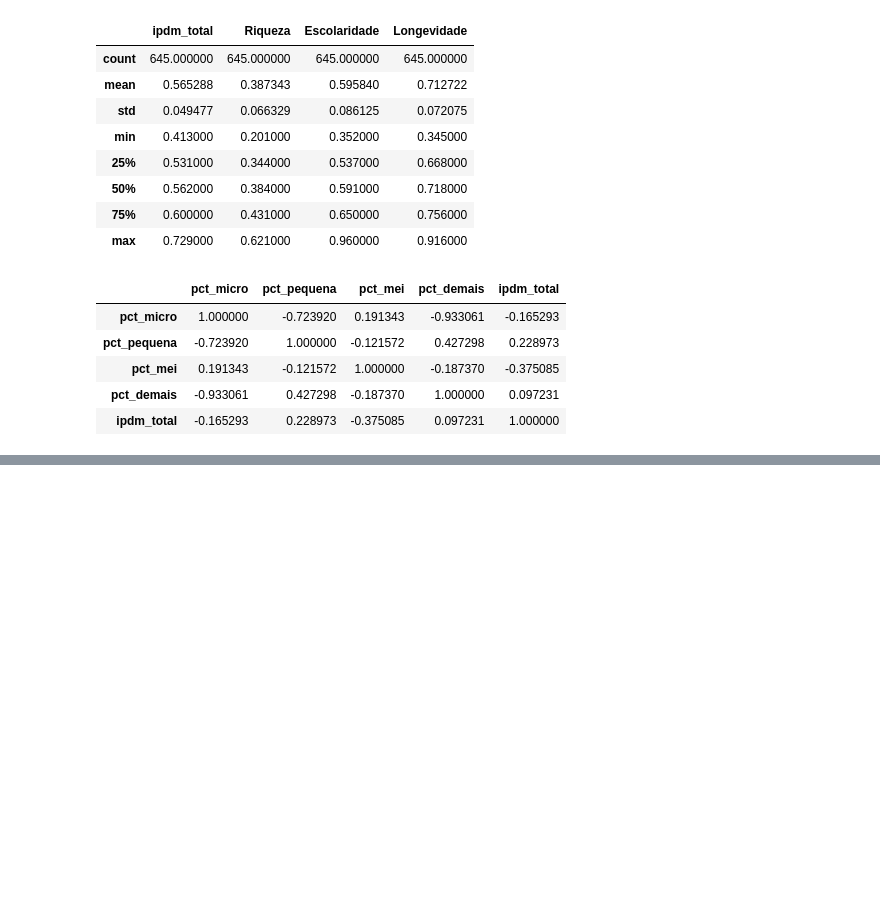
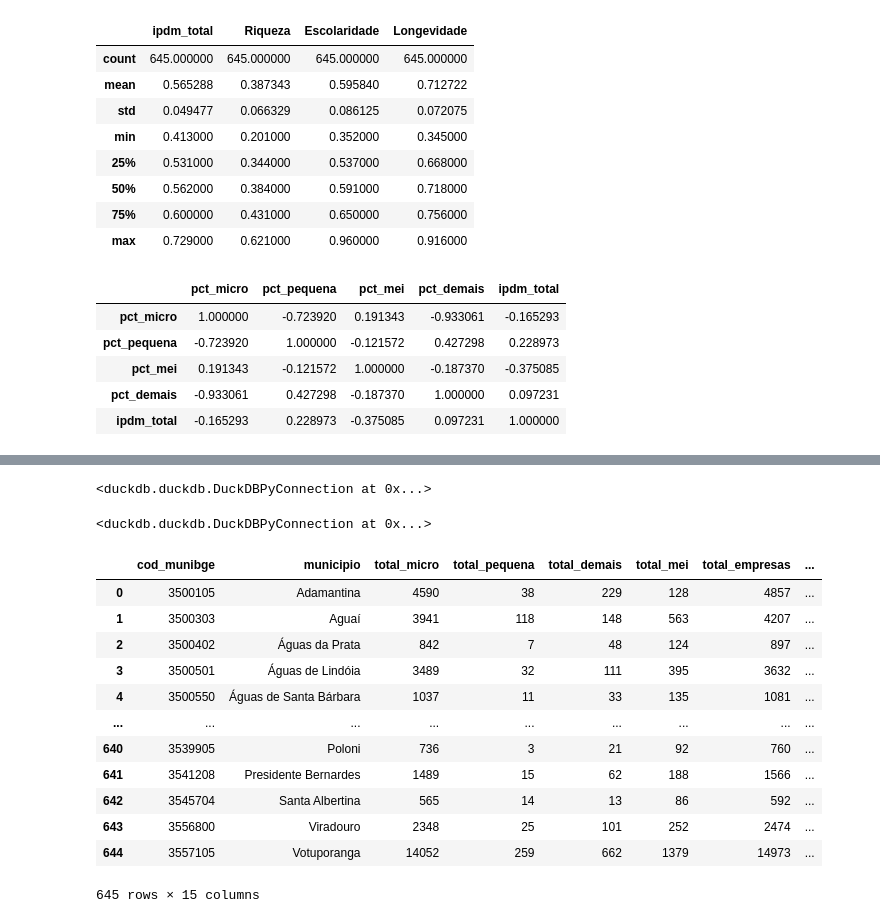
Before and after one commit to st-ricardof/empresas-em-sp, a Jupyter notebook: notebooks/01_exploracao.ipynb, the cells around one changed output, grey strips where cells are left out. Saved outputs shown, nothing was run; the diff lists cells and outputs as text; code cells hidden in the pictures; blank space fills up the shorter version.

```diff
--- a/notebooks/01_exploracao.ipynb
+++ b/notebooks/01_exploracao.ipynb
@@ -485,0 +559,4 @@ df_final[['pct_micro', 'pct_pequena' , 'pct_mei', 'pct_demais', 'total_empresas_
+# %%
+import duckdb
+
+con = duckdb.connect("../data/processed/empresas_sp.duckdb")
@@ -485,0 +581,65 @@ df_final[['pct_micro', 'pct_pequena' , 'pct_mei', 'pct_demais', 'total_empresas_
+# %%
+con.execute("""
+CREATE OR REPLACE TABLE ipdm_municipio AS
+SELECT
+    cod_ibge AS cod_munibge,
+    Municipio AS municipio,
+    Escolaridade AS escolaridade,
+    Longevidade AS longevidade,
+    Riqueza AS riqueza,
+    ipdm_total
+FROM ipdm_final_df
+""")
+# %% [output]
+<duckdb.duckdb.DuckDBPyConnection at 0x...>
+# %%
+con.execute("""
+CREATE OR REPLACE VIEW vw_municipios_analise AS
+SELECT
+    e.cod_munibge,
+    i.municipio,
+
+    -- Empresas
+    e.total_micro,
+    e.total_pequena,
+    e.total_demais,
+    e.total_mei,
+    e.total_empresas,
+    e.pct_micro,
+    e.pct_pequena,
+    e.pct_demais,
+    e.pct_mei,
+
+    -- IPDM
+    i.escolaridade,
+    i.longevidade,
+    i.riqueza,
+    i.ipdm_total
+
+FROM empresas_municipio e
+LEFT JOIN ipdm_municipio i
+    ON e.cod_munibge = i.cod_munibge
+""")
+# %% [output]
+<duckdb.duckdb.DuckDBPyConnection at 0x...>
+# %%
+df_sql = con.execute("""
+SELECT *
+FROM vw_municipios_analise
+""").fetchdf()
+# %%
+df_sql
+# %% [output]
+|  | cod_munibge | municipio | total_micro | total_pequena | total_demais | total_mei | total_empresas | ... |
+| 0 | 3500105 | Adamantina | 4590 | 38 | 229 | 128 | 4857 | ... |
+| 1 | 3500303 | Aguaí | 3941 | 118 | 148 | 563 | 4207 | ... |
+| 2 | 3500402 | Águas da Prata | 842 | 7 | 48 | 124 | 897 | ... |
+| 3 | 3500501 | Águas de Lindóia | 3489 | 32 | 111 | 395 | 3632 | ... |
+| 4 | 3500550 | Águas de Santa Bárbara | 1037 | 11 | 33 | 135 | 1081 | ... |
+| ... | ... | ... | ... | ... | ... | ... | ... | ... |
+| 640 | 3539905 | Poloni | 736 | 3 | 21 | 92 | 760 | ... |
+| 641 | 3541208 | Presidente Bernardes | 1489 | 15 | 62 | 188 | 1566 | ... |
+| 642 | 3545704 | Santa Albertina | 565 | 14 | 13 | 86 | 592 | ... |
+| 643 | 3556800 | Viradouro | 2348 | 25 | 101 | 252 | 2474 | ... |
+| 644 | 3557105 | Votuporanga | 14052 | 259 | 662 | 1379 | 14973 | ... |
+645 rows × 15 columns
```
Also changed, not shown: parts of 6 cells of this notebook, 3 other files.
